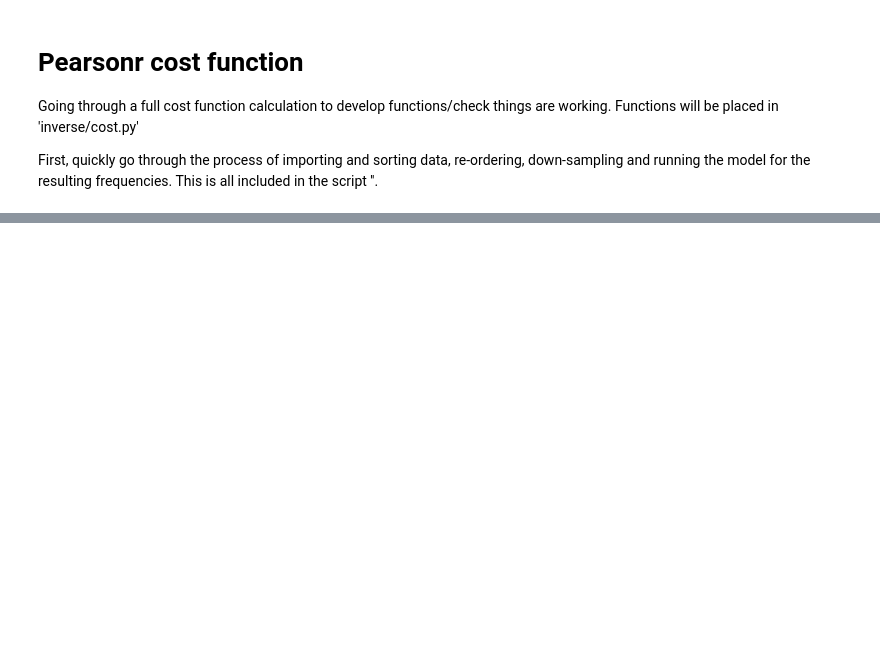
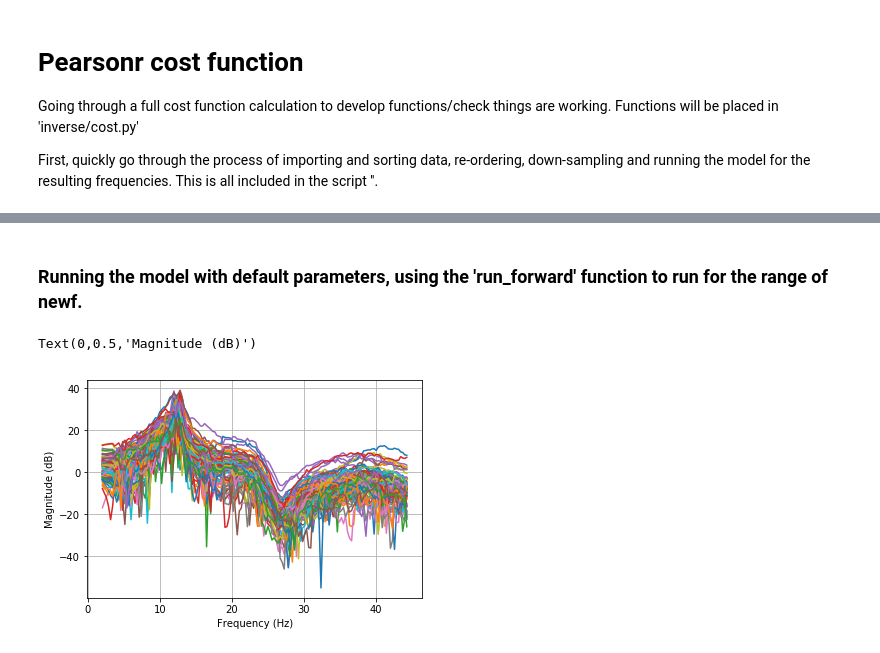
Before and after one commit to Raj-Lab-UCSF/spectrome, a Jupyter notebook: SCFC-spectral-python/SCFC/notebooks/pearsonr-cost.ipynb, the cells around one changed output, grey strips where cells are left out. Cells and saved outputs as stored; diff of their text form; code cells hidden in the pictures; blank space fills up the shorter version.

```diff
--- a/SCFC-spectral-python/SCFC/notebooks/pearsonr-cost.ipynb
+++ b/SCFC-spectral-python/SCFC/notebooks/pearsonr-cost.ipynb
@@ -36,0 +94,23 @@ f = pth.read_hdf5(freq_path)
+# %%
+newbrain = Brain.Brain()
+hcp_dir = pth.get_sibling_path('data') # connectome information is in /data/ dir
+newbrain.add_connectome(hcp_dir) # Use default files in /data/
+newbrain.reorder_connectome(newbrain.connectome, newbrain.distance_matrix)
+newbrain.bi_symmetric_c()
+newbrain.reduce_extreme_dir()
+# %% [markdown]
+### Running the model with default parameters, using the 'run_forward' function to run for the range of newf.
+# %%
+from forward import runforward as rf
+freq_model = rf.run_forward(newbrain, newbrain.ntf_params, newf)
+# %%
+fig4 = mpl.figure(num=5, figsize = (6,4))
+for g in range(len(freq_model)):
+    mpl.plot(newf,functions.mag2db(np.abs(freq_model[g,:])))
+
+mpl.grid(True)
+mpl.xlabel('Frequency (Hz)')
+mpl.ylabel('Magnitude (dB)')
+# %% [output]
+Text(0,0.5,'Magnitude (dB)')
+[figure, added]
```
Also changed, not shown: parts of 14 cells of this notebook.
